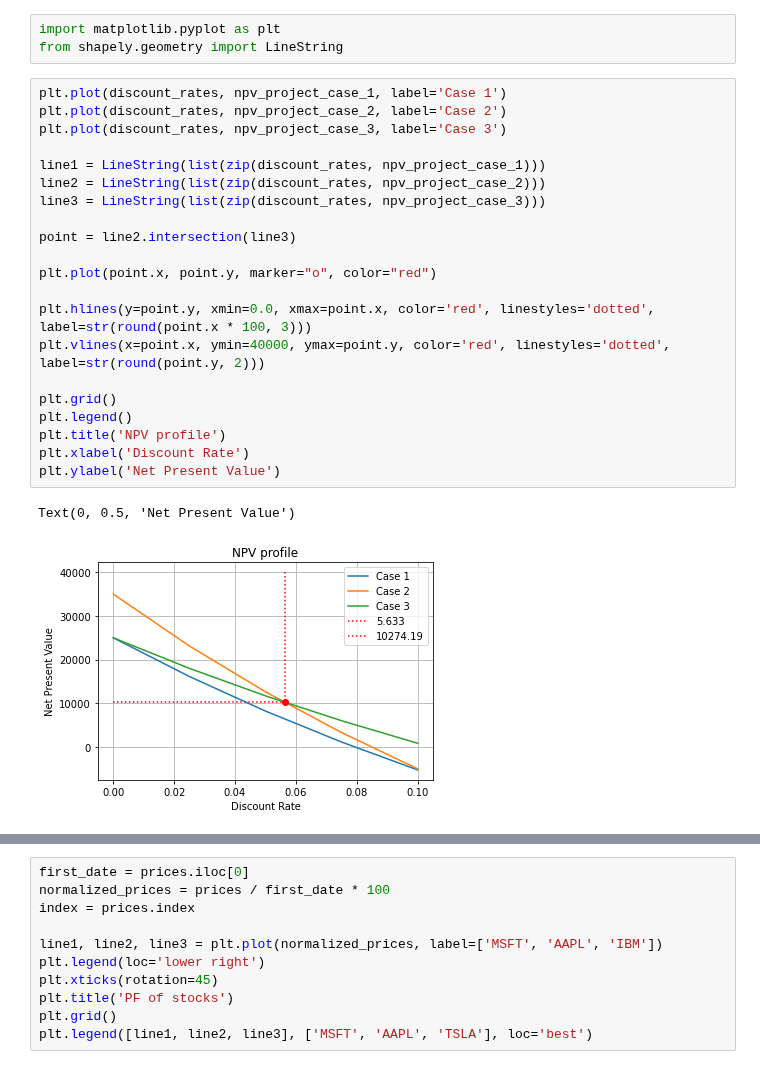
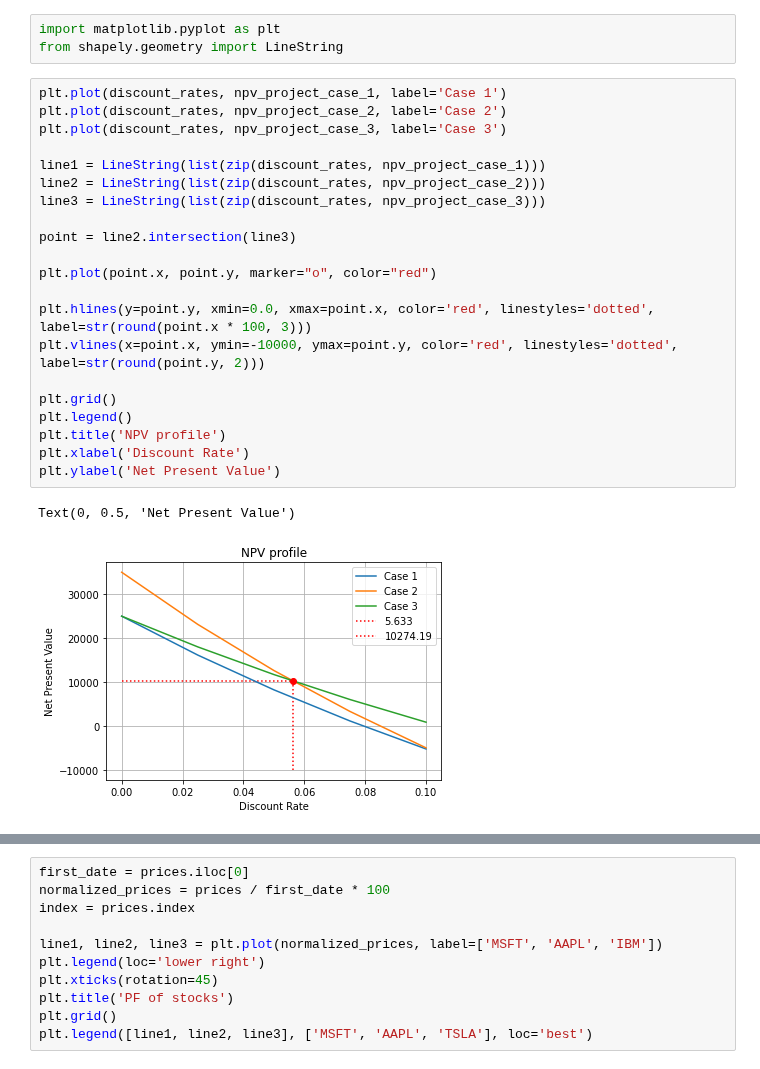
Before and after one commit to OliverJoo/quant_modeling, a Jupyter notebook: Basic_Finance/FV_PV_PFPrfile_VaR_MonteCarloSimulation.ipynb, the cells around one changed output, grey strips where cells are left out. Drawn from its saved outputs; the diff is of its cells as text.

```diff
--- a/Basic_Finance/FV_PV_PFPrfile_VaR_MonteCarloSimulation.ipynb
+++ b/Basic_Finance/FV_PV_PFPrfile_VaR_MonteCarloSimulation.ipynb
@@ -62,27 +62,27 @@ from shapely.geometry import LineString
 # %%
 plt.plot(discount_rates, npv_project_case_1, label='Case 1')
 plt.plot(discount_rates, npv_project_case_2, label='Case 2')
 plt.plot(discount_rates, npv_project_case_3, label='Case 3')
 
 line1 = LineString(list(zip(discount_rates, npv_project_case_1)))
 line2 = LineString(list(zip(discount_rates, npv_project_case_2)))
 line3 = LineString(list(zip(discount_rates, npv_project_case_3)))
 
 point = line2.intersection(line3)
 
 plt.plot(point.x, point.y, marker="o", color="red")
 
 plt.hlines(y=point.y, xmin=0.0, xmax=point.x, color='red', linestyles='dotted', label=str(round(point.x * 100, 3)))
-plt.vlines(x=point.x, ymin=40000, ymax=point.y, color='red', linestyles='dotted', label=str(round(point.y, 2)))
+plt.vlines(x=point.x, ymin=-10000, ymax=point.y, color='red', linestyles='dotted', label=str(round(point.y, 2)))
 
 plt.grid()
 plt.legend()
 plt.title('NPV profile')
 plt.xlabel('Discount Rate')
 plt.ylabel('Net Present Value')
 # %% [output]
 Text(0, 0.5, 'Net Present Value')
-[figure, old version]
+[figure, new version]
 # %%
 import numpy as np
 import pandas as pd
```
Also changed, not shown: parts of 6 cells of this notebook.
